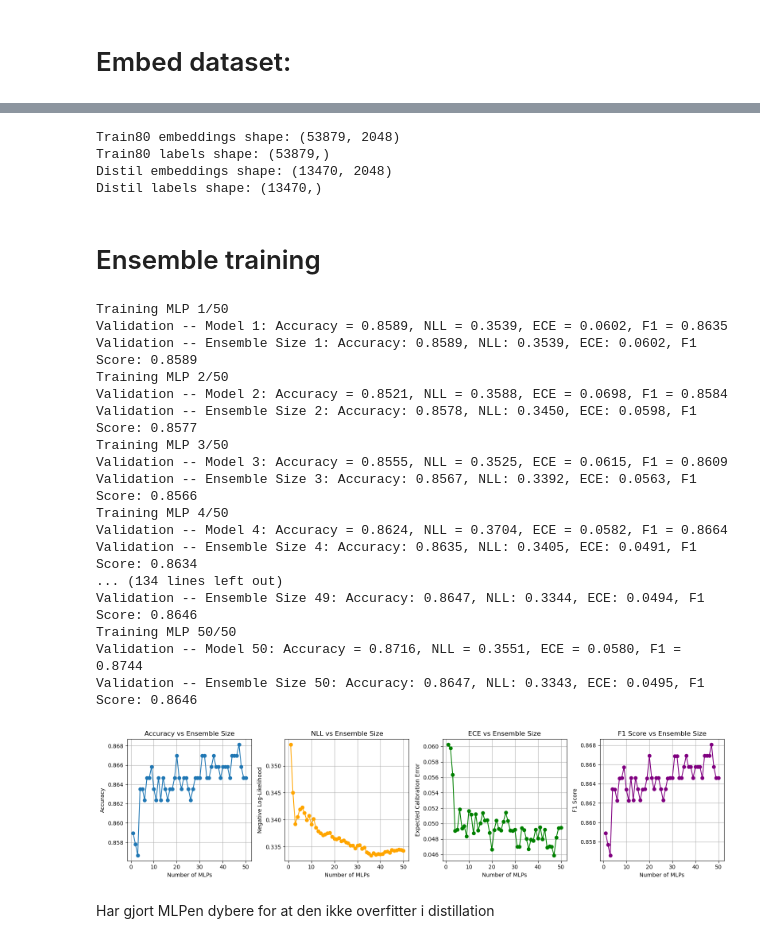
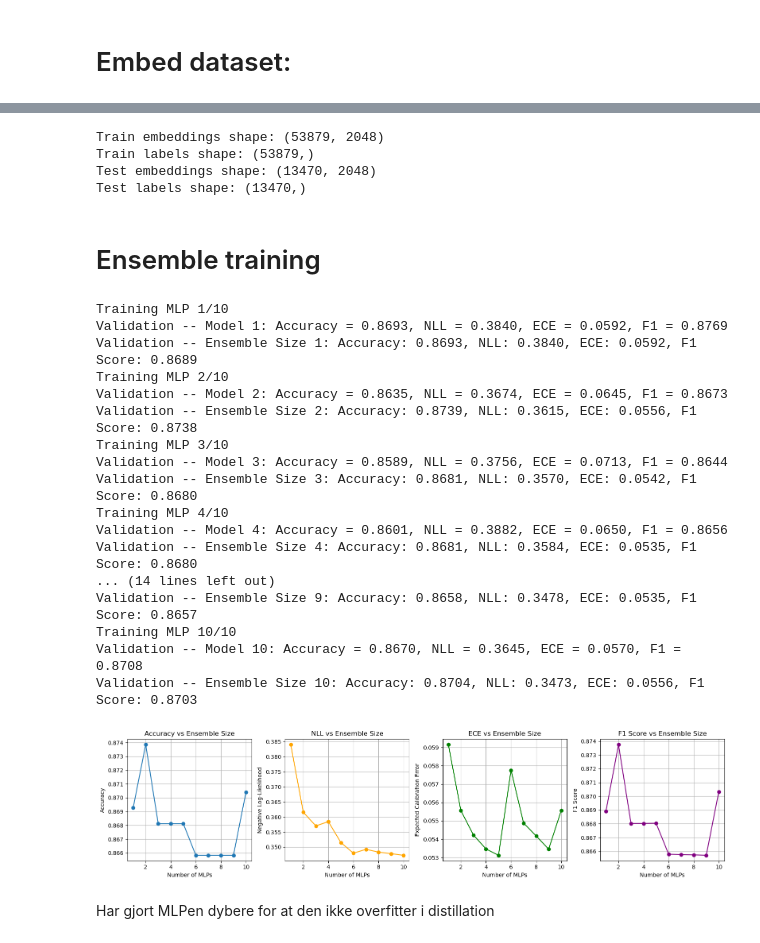
Before and after one commit to wstentzer/NLP-Project, a Jupyter notebook: main_1.3B_model-mps copy.ipynb, the cells around one changed output, grey strips where cells are left out. Saved outputs shown, nothing was run; the diff lists cells and outputs as text; code cells hidden in the pictures.

```diff
--- a/main_1.3B_model-mps copy.ipynb
+++ b/main_1.3B_model-mps copy.ipynb
@@ -141,0 +137,2 @@ print(train_labels)
+# %%
+train_embeddings, train_labels, validation_embeddings, validation_labels, test_embeddings, test_labels = sst_process_embeddings_and_labels()
@@ -142,5 +147,5 @@ print(train_labels)
 # %%
-train80_embeddings, distil_embeddings, train80_labels, distil_labels = train_test_split(
+train_embeddings, test_embeddings, train_labels, test_labels = train_test_split(
         train_embeddings,
         train_labels,
         test_size=0.20,       # This specifies that 20% of the data goes to the distil
@@ -148,15 +153,15 @@ train80_embeddings, distil_embeddings, train80_labels, distil_labels = train_tes
         stratify=train_labels # Ensures that the class distribution is preserved
     )
 
-print(f"Train80 embeddings shape: {train80_embeddings.shape}")
-print(f"Train80 labels shape: {train80_labels.shape}")
-print(f"Distil embeddings shape: {distil_embeddings.shape}")
-print(f"Distil labels shape: {distil_labels.shape}")
+print(f"Train embeddings shape: {train_embeddings.shape}")
+print(f"Train labels shape: {train_labels.shape}")
+print(f"Test embeddings shape: {test_embeddings.shape}")
+print(f"Test labels shape: {test_labels.shape}")
 # %% [output]
-Train80 embeddings shape: (53879, 2048)
-Train80 labels shape: (53879,)
-Distil embeddings shape: (13470, 2048)
-Distil labels shape: (13470,)
+Train embeddings shape: (53879, 2048)
+Train labels shape: (53879,)
+Test embeddings shape: (13470, 2048)
+Test labels shape: (13470,)
 # %% [markdown]
 # Ensemble training
 # %%
@@ -165,7 +170,7 @@ torch.manual_seed(0)
 np.random.seed(0)
 
 # Number of MLPs in the ensemble
-N = 50
+N = 10
 batch_size = 2024
 epochs = 10
 hidden_size = 128
@@ -219,24 +224,6 @@ nlls = []
 eces = []
 f1_list = []
 
-# Function to compute Expected Calibration Error
-def compute_ece(probs, labels, n_bins=10):
-    """Compute Expected Calibration Error (ECE)."""
-    bin_boundaries = np.linspace(0, 1, n_bins + 1)
-    bin_lowers = bin_boundaries[:-1]
-    bin_uppers = bin_boundaries[1:]
-    confidences = np.max(probs, axis=1)
-    predictions = np.argmax(probs, axis=1)
-    accuracies = predictions == labels
-    ece = 0.0
-    for bin_lower, bin_upper in zip(bin_lowers, bin_uppers):
-        in_bin = (confidences >= bin_lower) & (confidences < bin_upper)
-        prop_in_bin = np.mean(in_bin)
-        if prop_in_bin > 0:
-            accuracy_in_bin = np.mean(accuracies[in_bin])
-            avg_confidence_in_bin = np.mean(confidences[in_bin])
-            ece += np.abs(avg_confidence_in_bin - accuracy_in_bin) * prop_in_bin
-    return ece
 
 # Training and evaluation loop
 for n in range(1, N + 1):
@@ -315,51 +302,51 @@ plt.plot(ensemble_sizes, accuracies, marker='o')
 plt.title('Accuracy vs Ensemble Size')
 plt.xlabel('Number of MLPs')
 plt.ylabel('Accuracy')
 plt.grid(True)
 
 plt.subplot(1, 4, 2)
 plt.plot(ensemble_sizes, nlls, marker='o', color='orange')
 plt.title('NLL vs Ensemble Size')
 plt.xlabel('Number of MLPs')
 plt.ylabel('Negative Log-Likelihood')
 plt.grid(True)
 
 plt.subplot(1, 4, 3)
 plt.plot(ensemble_sizes, eces, marker='o', color='green')
 plt.title('ECE vs Ensemble Size')
 plt.xlabel('Number of MLPs')
 plt.ylabel('Expected Calibration Error')
 plt.grid(True)
 
 # F1 Score Plot
 plt.subplot(1, 4, 4)
 plt.plot(ensemble_sizes, f1_list, marker='o', color='purple')
 plt.title('F1 Score vs Ensemble Size')
 plt.xlabel('Number of MLPs')
 plt.ylabel('F1 Score')
 plt.grid(True)
 
 plt.tight_layout()
 plt.show()
 # %% [output]
-Training MLP 1/50
-Validation -- Model 1: Accuracy = 0.8589, NLL = 0.3539, ECE = 0.0602, F1 = 0.8635
-Validation -- Ensemble Size 1: Accuracy: 0.8589, NLL: 0.3539, ECE: 0.0602, F1 Score: 0.8589
-Training MLP 2/50
-Validation -- Model 2: Accuracy = 0.8521, NLL = 0.3588, ECE = 0.0698, F1 = 0.8584
-Validation -- Ensemble Size 2: Accuracy: 0.8578, NLL: 0.3450, ECE: 0.0598, F1 Score: 0.8577
-Training MLP 3/50
-Validation -- Model 3: Accuracy = 0.8555, NLL = 0.3525, ECE = 0.0615, F1 = 0.8609
-Validation -- Ensemble Size 3: Accuracy: 0.8567, NLL: 0.3392, ECE: 0.0563, F1 Score: 0.8566
-Training MLP 4/50
-Validation -- Model 4: Accuracy = 0.8624, NLL = 0.3704, ECE = 0.0582, F1 = 0.8664
-Validation -- Ensemble Size 4: Accuracy: 0.8635, NLL: 0.3405, ECE: 0.0491, F1 Score: 0.8634
-... (134 lines left out)
-Validation -- Ensemble Size 49: Accuracy: 0.8647, NLL: 0.3344, ECE: 0.0494, F1 Score: 0.8646
-Training MLP 50/50
-Validation -- Model 50: Accuracy = 0.8716, NLL = 0.3551, ECE = 0.0580, F1 = 0.8744
-Validation -- Ensemble Size 50: Accuracy: 0.8647, NLL: 0.3343, ECE: 0.0495, F1 Score: 0.8646
+Training MLP 1/10
+Validation -- Model 1: Accuracy = 0.8693, NLL = 0.3840, ECE = 0.0592, F1 = 0.8769
+Validation -- Ensemble Size 1: Accuracy: 0.8693, NLL: 0.3840, ECE: 0.0592, F1 Score: 0.8689
+Training MLP 2/10
+Validation -- Model 2: Accuracy = 0.8635, NLL = 0.3674, ECE = 0.0645, F1 = 0.8673
+Validation -- Ensemble Size 2: Accuracy: 0.8739, NLL: 0.3615, ECE: 0.0556, F1 Score: 0.8738
+Training MLP 3/10
+Validation -- Model 3: Accuracy = 0.8589, NLL = 0.3756, ECE = 0.0713, F1 = 0.8644
+Validation -- Ensemble Size 3: Accuracy: 0.8681, NLL: 0.3570, ECE: 0.0542, F1 Score: 0.8680
+Training MLP 4/10
+Validation -- Model 4: Accuracy = 0.8601, NLL = 0.3882, ECE = 0.0650, F1 = 0.8656
+Validation -- Ensemble Size 4: Accuracy: 0.8681, NLL: 0.3584, ECE: 0.0535, F1 Score: 0.8680
+... (14 lines left out)
+Validation -- Ensemble Size 9: Accuracy: 0.8658, NLL: 0.3478, ECE: 0.0535, F1 Score: 0.8657
+Training MLP 10/10
+Validation -- Model 10: Accuracy = 0.8670, NLL = 0.3645, ECE = 0.0570, F1 = 0.8708
+Validation -- Ensemble Size 10: Accuracy: 0.8704, NLL: 0.3473, ECE: 0.0556, F1 Score: 0.8703
-[figure, old version]
+[figure, new version]
 # %% [markdown]
 Har gjort MLPen dybere for at den ikke overfitter i distillation
 # %% [markdown]
```
Also changed, not shown: parts of 20 cells of this notebook, 1 other file.
